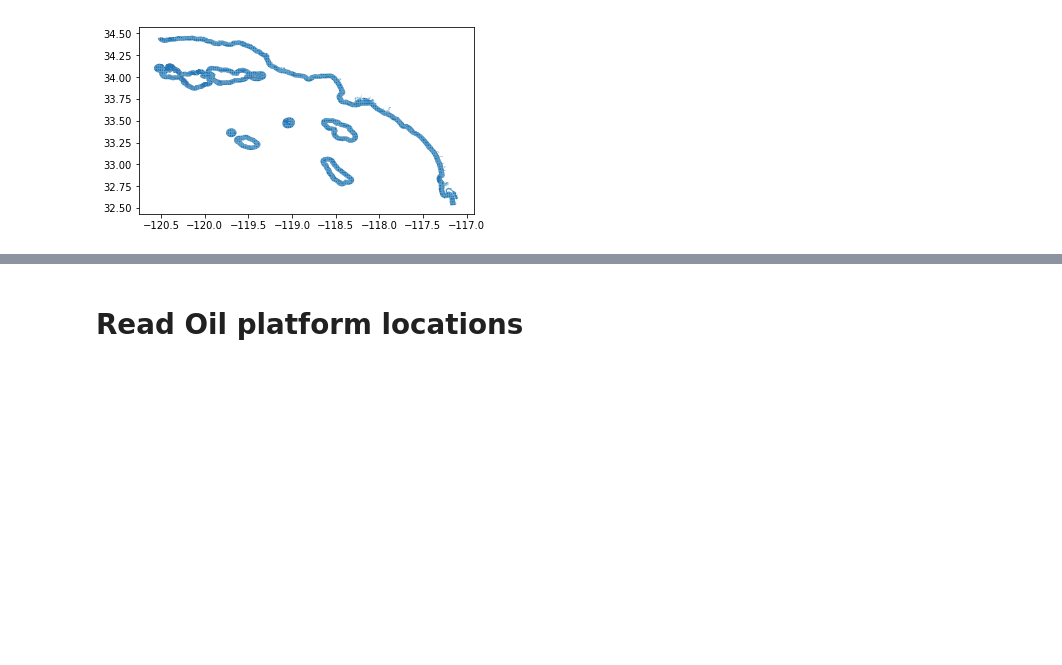
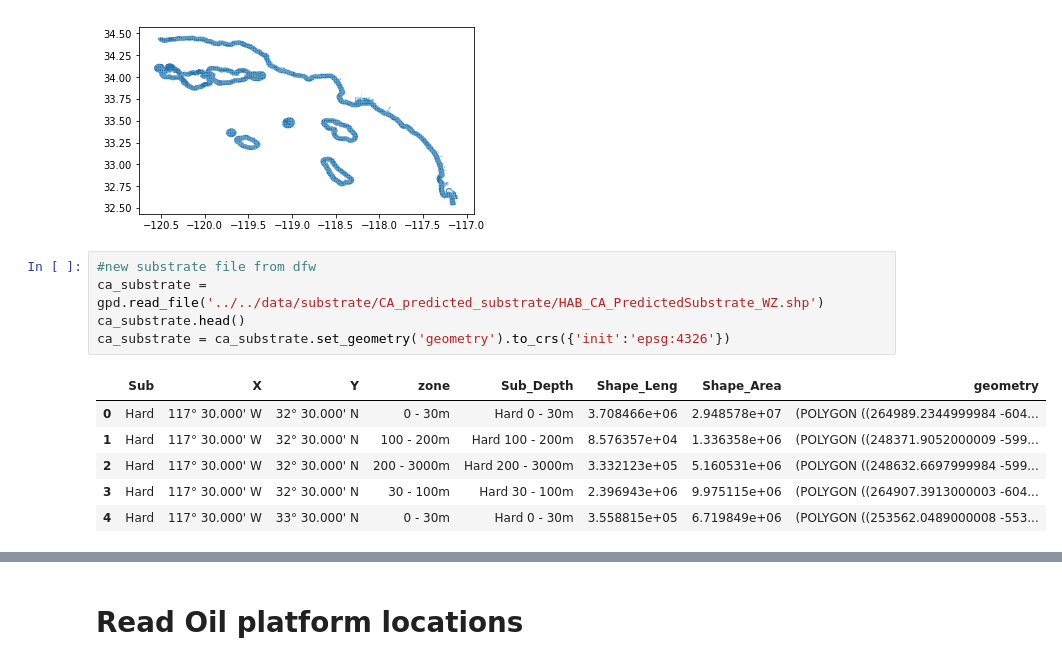
Before and after one commit to UCB-MIDS/Kelp-Capstone, a Jupyter notebook: pipeline/read_data.ipynb, the cells around one changed output, grey strips where cells are left out. Saved outputs shown, nothing was run; the diff lists cells and outputs as text; blank space fills up the shorter version.

```diff
--- a/pipeline/read_data.ipynb
+++ b/pipeline/read_data.ipynb
@@ -1026,3 +1026,15 @@ HAB_SCSR_PredictedSubstrateWDepth.shp
 [figure]
 [figure]
 [figure]
+# %%
+#new substrate file from dfw
+ca_substrate = gpd.read_file('../../data/substrate/CA_predicted_substrate/HAB_CA_PredictedSubstrate_WZ.shp')
+ca_substrate.head()
+ca_substrate = ca_substrate.set_geometry('geometry').to_crs({'init':'epsg:4326'})
+# %% [output]
+|  | Sub | X | Y | zone | Sub_Depth | Shape_Leng | Shape_Area | geometry |
+| 0 | Hard | 117° 30.000' W | 32° 30.000' N | 0 - 30m | Hard 0 - 30m | 3.708466e+06 | 2.948578e+07 | (POLYGON ((264989.2344999984 -604... |
+| 1 | Hard | 117° 30.000' W | 32° 30.000' N | 100 - 200m | Hard 100 - 200m | 8.576357e+04 | 1.336358e+06 | (POLYGON ((248371.9052000009 -599... |
+| 2 | Hard | 117° 30.000' W | 32° 30.000' N | 200 - 3000m | Hard 200 - 3000m | 3.332123e+05 | 5.160531e+06 | (POLYGON ((248632.6697999984 -599... |
+| 3 | Hard | 117° 30.000' W | 32° 30.000' N | 30 - 100m | Hard 30 - 100m | 2.396943e+06 | 9.975115e+06 | (POLYGON ((264907.3913000003 -604... |
+| 4 | Hard | 117° 30.000' W | 33° 30.000' N | 0 - 30m | Hard 0 - 30m | 3.558815e+05 | 6.719849e+06 | (POLYGON ((253562.0489000008 -553... |
```
Also changed, not shown: parts of 1 cell of this notebook.
